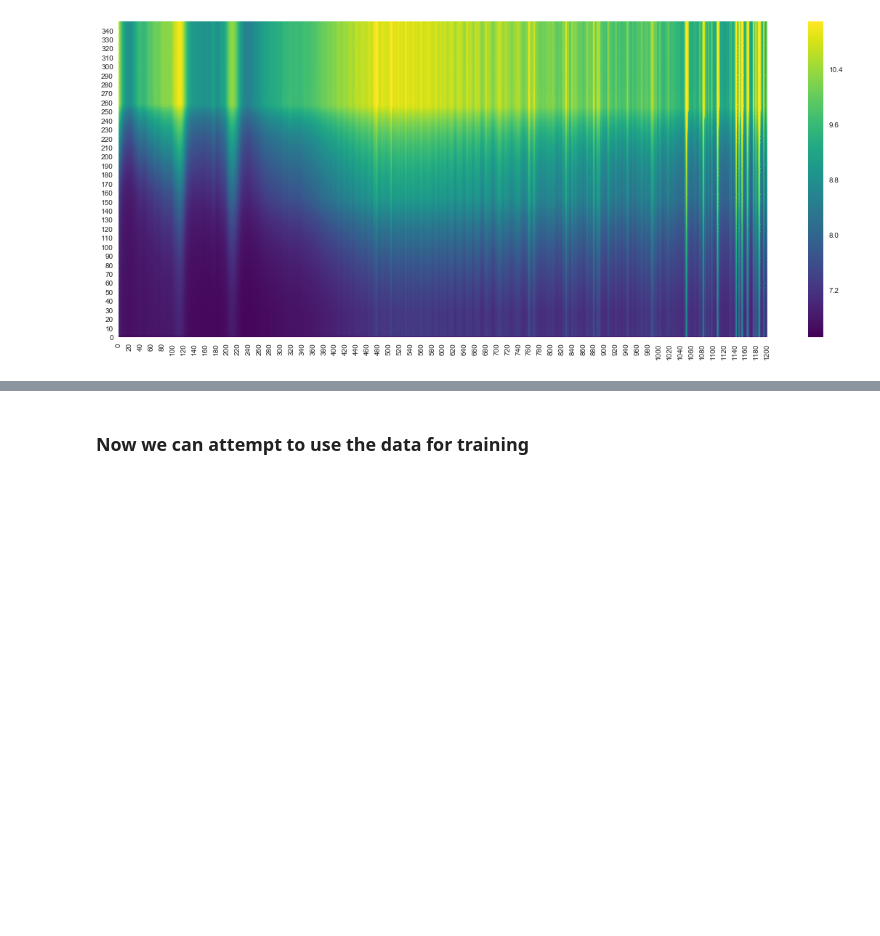
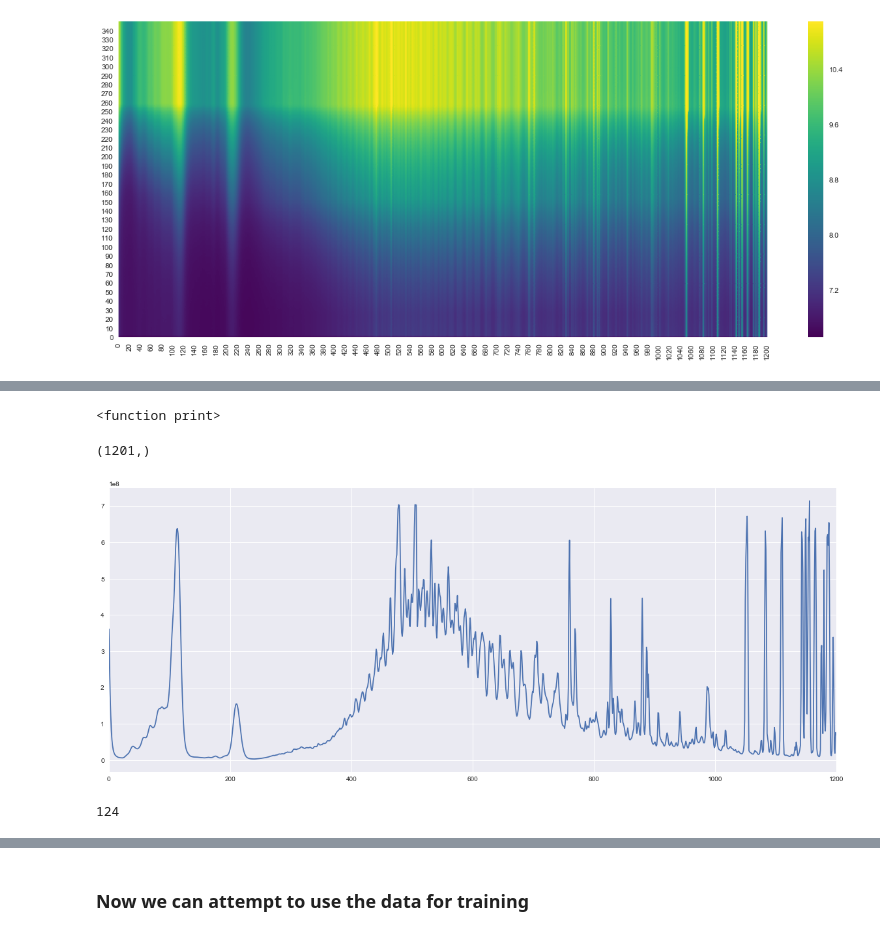
Before and after one commit to austinbock/project2, a Jupyter notebook: Capstone2 Data Exploration Working Copy.ipynb, the cells around one changed output, grey strips where cells are left out. Cells and saved outputs as stored; diff of their text form; code cells hidden in the pictures; blank space fills up the shorter version.

```diff
--- a/Capstone2 Data Exploration Working Copy.ipynb
+++ b/Capstone2 Data Exploration Working Copy.ipynb
@@ -388,0 +545,17 @@ ax.invert_yaxis()
+# %%
+print
+# %% [output]
+<function print>
+# %%
+#calculate and plot std over each column in the spectra_image
+var_df = numpy.var(some_spectra_image, axis = 0)
+ax = plot(var_df)
+plt.xlim((0,1200))
+print (var_df.shape)
+# %% [output]
+(1201,)
+[figure, added]
+# %%
+len(X)
+# %% [output]
+124
```
Also changed, not shown: parts of 38 cells of this notebook.
